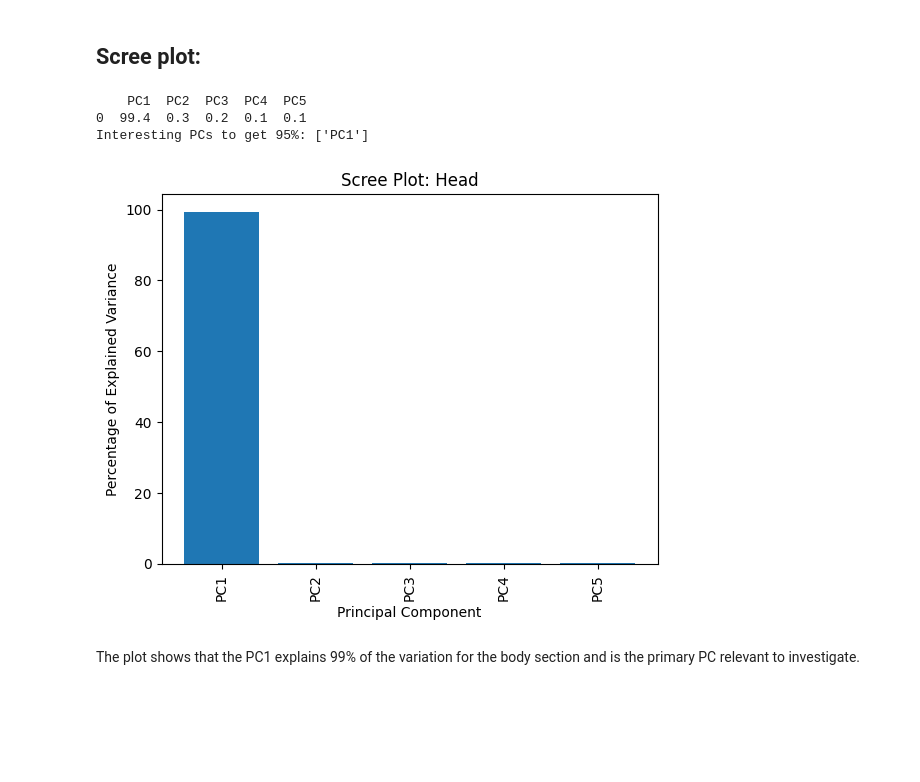
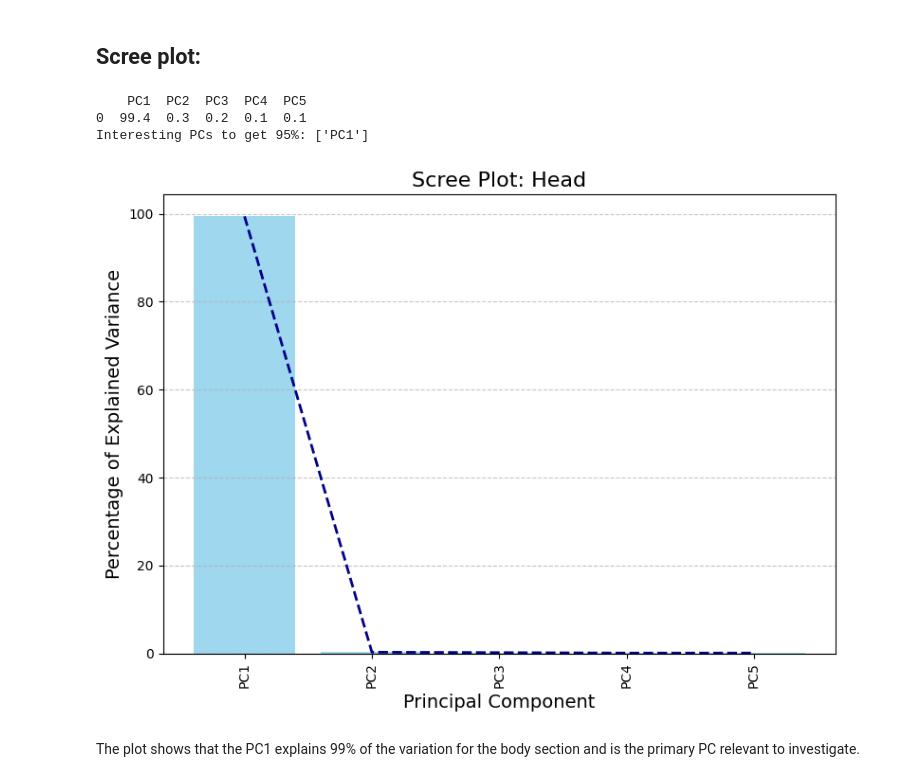
Before and after one commit to jobindjohn/anthromass, a Jupyter notebook: anthropmass/nbs/310_anthro_pca_viz_head.ipynb, the cells around one changed output. Cells and saved outputs as stored; diff of their text form; code cells hidden in the pictures; blank space fills up the shorter version.

```diff
--- a/anthropmass/nbs/310_anthro_pca_viz_head.ipynb
+++ b/anthropmass/nbs/310_anthro_pca_viz_head.ipynb
@@ -29,12 +29,12 @@ head= ['bizygomaticbreadth','headbreadth','headcircumference','headlength','ment
 # %% [markdown]
 ## Scree plot:
 # %%
-scree_plot(ansur_scaled,head,'Head')
+scree_plot_with_elbow(ansur_scaled,head,'Head')
 # %% [output]
     PC1  PC2  PC3  PC4  PC5
 0  99.4  0.3  0.2  0.1  0.1
 Interesting PCs to get 95%: ['PC1']
-[figure, old version]
+[figure, new version]
 # %% [markdown]
 The plot shows that the PC1 explains 99% of the variation for the body section and is the primary PC relevant to investigate.
 # %% [markdown]
```
Also changed, not shown: parts of 2 cells of this notebook, 12 other files.
